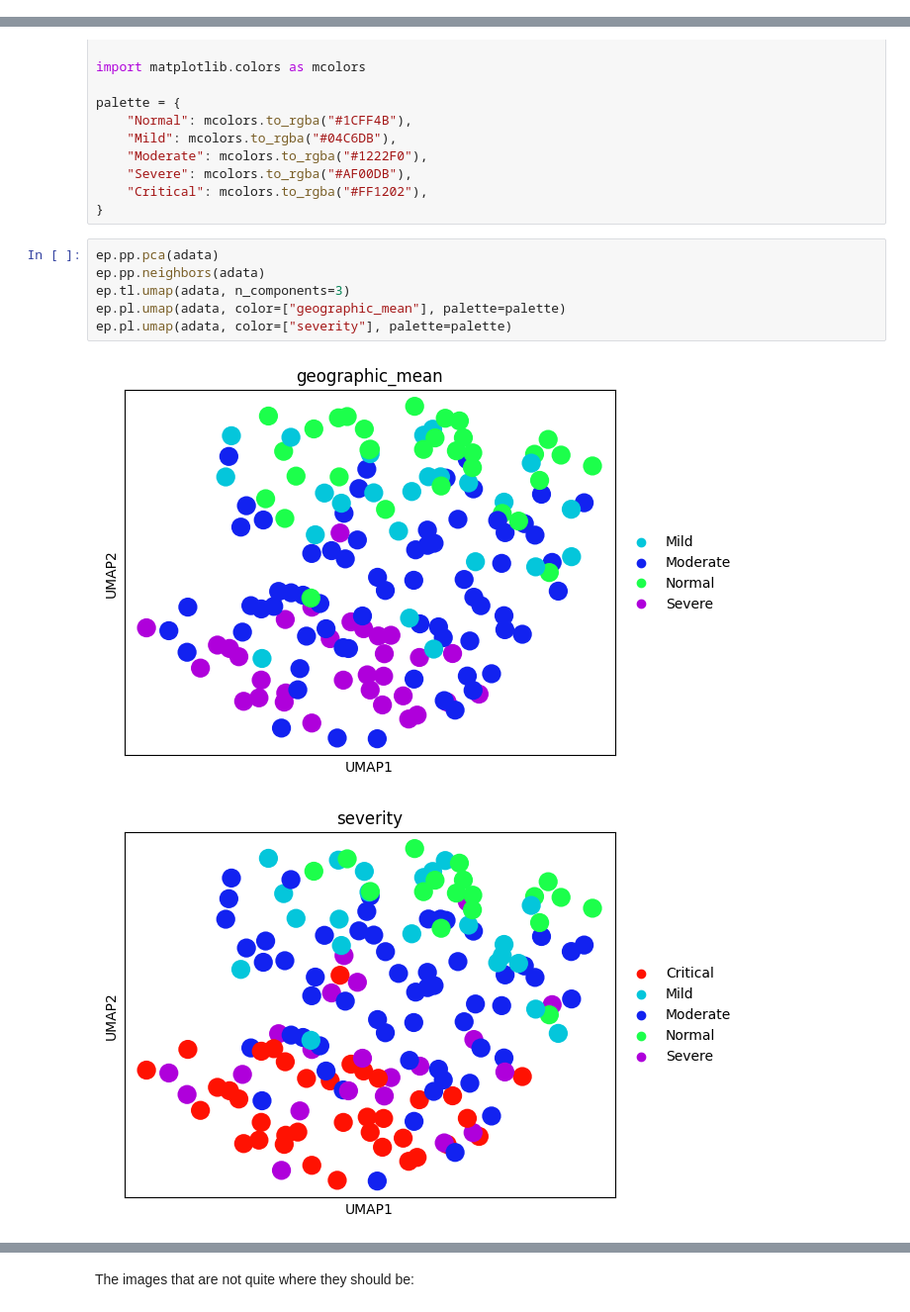
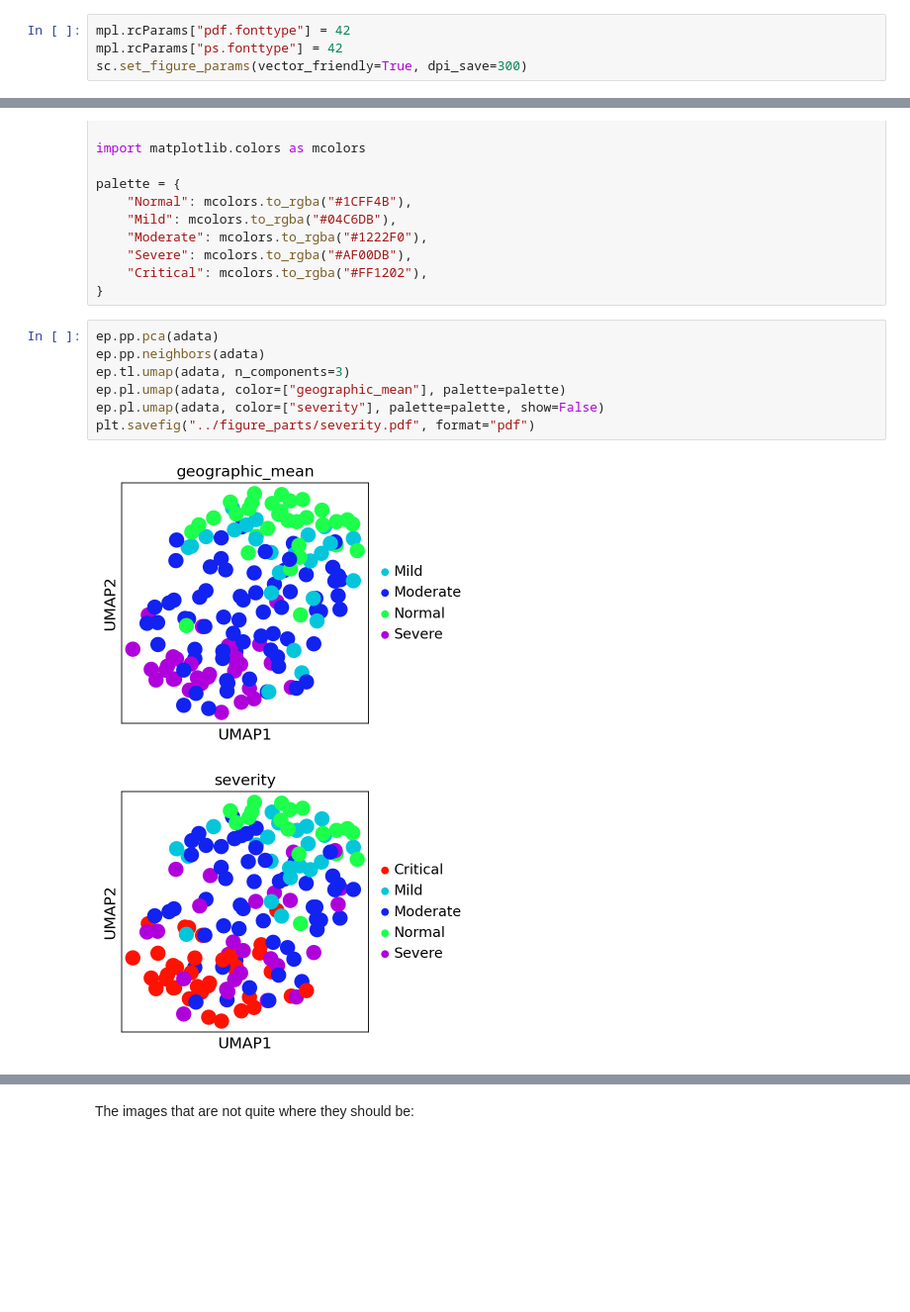
Before and after one commit to theislab/ehrapy-reproducibility, a Jupyter notebook: Figure_7/Chest-X-ray/plot_chestXray_cellrank2.ipynb, the cells around one changed output, grey strips where cells are left out. Shown at 99% size. Drawn from its saved outputs; the diff is of its cells as text; blank space fills up the shorter version.

Commit message:
Add figure 7 PDF
Signed-off-by: zethson <lukas.heumos@posteo.net>

```diff
--- a/Figure_7/Chest-X-ray/plot_chestXray_cellrank2.ipynb
+++ b/Figure_7/Chest-X-ray/plot_chestXray_cellrank2.ipynb
@@ -9,3 +15,7 @@ import numpy as np
+# %%
+mpl.rcParams["pdf.fonttype"] = 42
+mpl.rcParams["ps.fonttype"] = 42
+sc.set_figure_params(vector_friendly=True, dpi_save=300)
 # %%
 df_annotations = pd.read_csv("public-annotations.csv")
 
@@ -92,9 +102,10 @@ palette = {
 # %%
 ep.pp.pca(adata)
 ep.pp.neighbors(adata)
 ep.tl.umap(adata, n_components=3)
 ep.pl.umap(adata, color=["geographic_mean"], palette=palette)
-ep.pl.umap(adata, color=["severity"], palette=palette)
+ep.pl.umap(adata, color=["severity"], palette=palette, show=False)
+plt.savefig("../figure_parts/severity.pdf", format="pdf")
 # %% [output]
-[figure, old version]
+[figure, new version]
-[figure, old version]
+[figure, new version]
```
Also changed, not shown: parts of 19 cells of this notebook, 3 other files.
